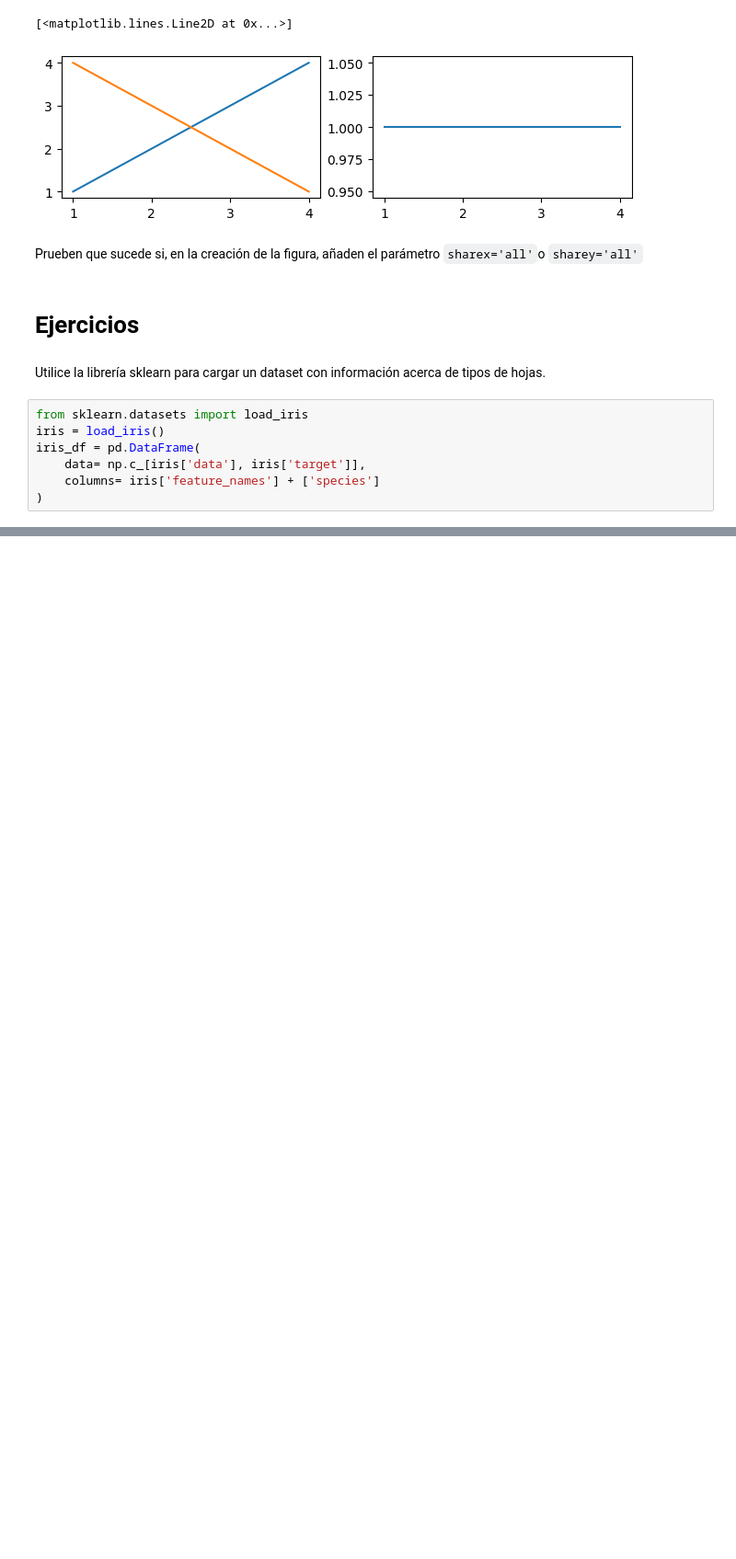
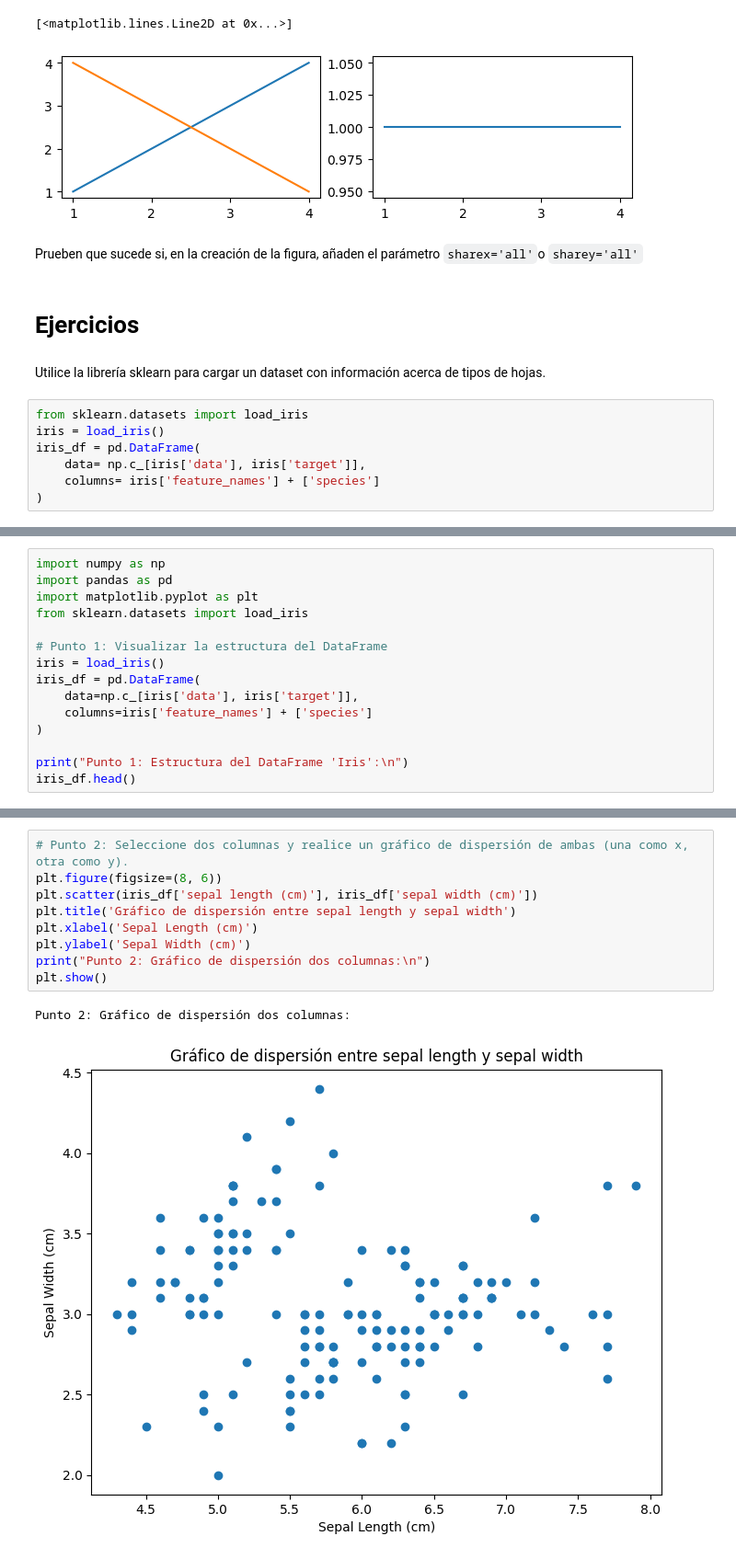
Before and after one commit to GonzaloMartin/ITBA-Certificacion-Profesional-Python, a Jupyter notebook: Clase_9 (1)_Resuelto.ipynb, the cells around one changed output, grey strips where cells are left out. Shown at 92% size. Saved outputs shown, nothing was run; the diff lists cells and outputs as text; blank space fills up the shorter version.

```diff
--- a/Clase_9 (1)_Resuelto.ipynb
+++ b/Clase_9 (1)_Resuelto.ipynb
@@ -743,3 +743,18 @@ iris_df = pd.DataFrame(
 
 4. Utilice los mismos valores del punto anterior para realizar un histograma.
     * AYUDA: Pandas tiene incorporadas algunas funciones de matplotlib. Investiguen que sucede cuando hacen el nombre de la serie `.plot.hist()`
+# %%
+import numpy as np
+import pandas as pd
+import matplotlib.pyplot as plt
+from sklearn.datasets import load_iris
+
+# Punto 1: Visualizar la estructura del DataFrame
+iris = load_iris()
+iris_df = pd.DataFrame(
+    data=np.c_[iris['data'], iris['target']],
+    columns=iris['feature_names'] + ['species']
+)
+
+print("Punto 1: Estructura del DataFrame 'Iris':\n")
+iris_df.head()
@@ -745,0 +769,12 @@ iris_df = pd.DataFrame(
+# %%
+# Punto 2: Seleccione dos columnas y realice un gráfico de dispersión de ambas (una como x, otra como y).
+plt.figure(figsize=(8, 6))
+plt.scatter(iris_df['sepal length (cm)'], iris_df['sepal width (cm)'])
+plt.title('Gráfico de dispersión entre sepal length y sepal width')
+plt.xlabel('Sepal Length (cm)')
+plt.ylabel('Sepal Width (cm)')
+print("Punto 2: Gráfico de dispersión dos columnas:\n")
+plt.show()
+# %% [output]
+Punto 2: Gráfico de dispersión dos columnas:
+[figure, added]
```
Also changed, not shown: parts of 5 cells of this notebook.
